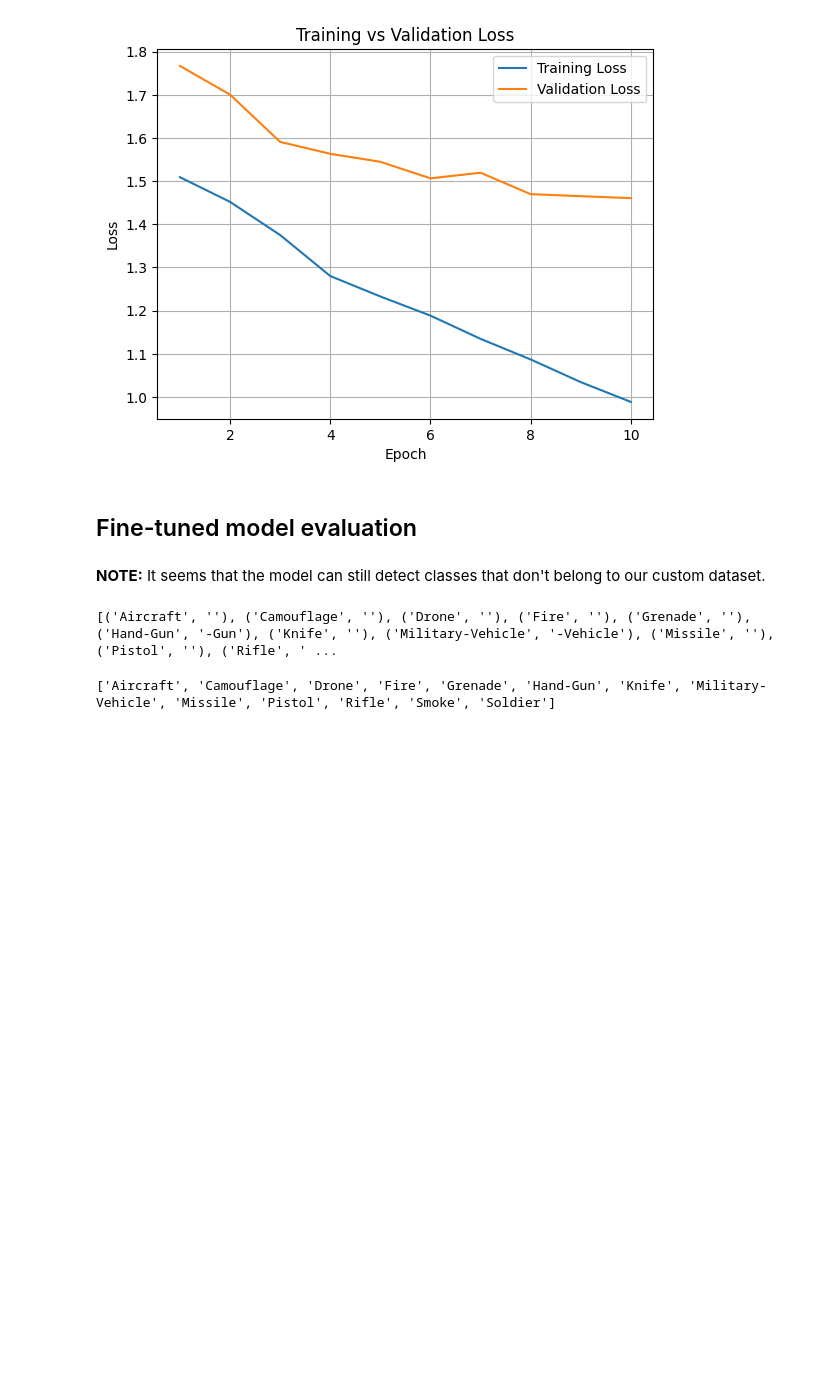
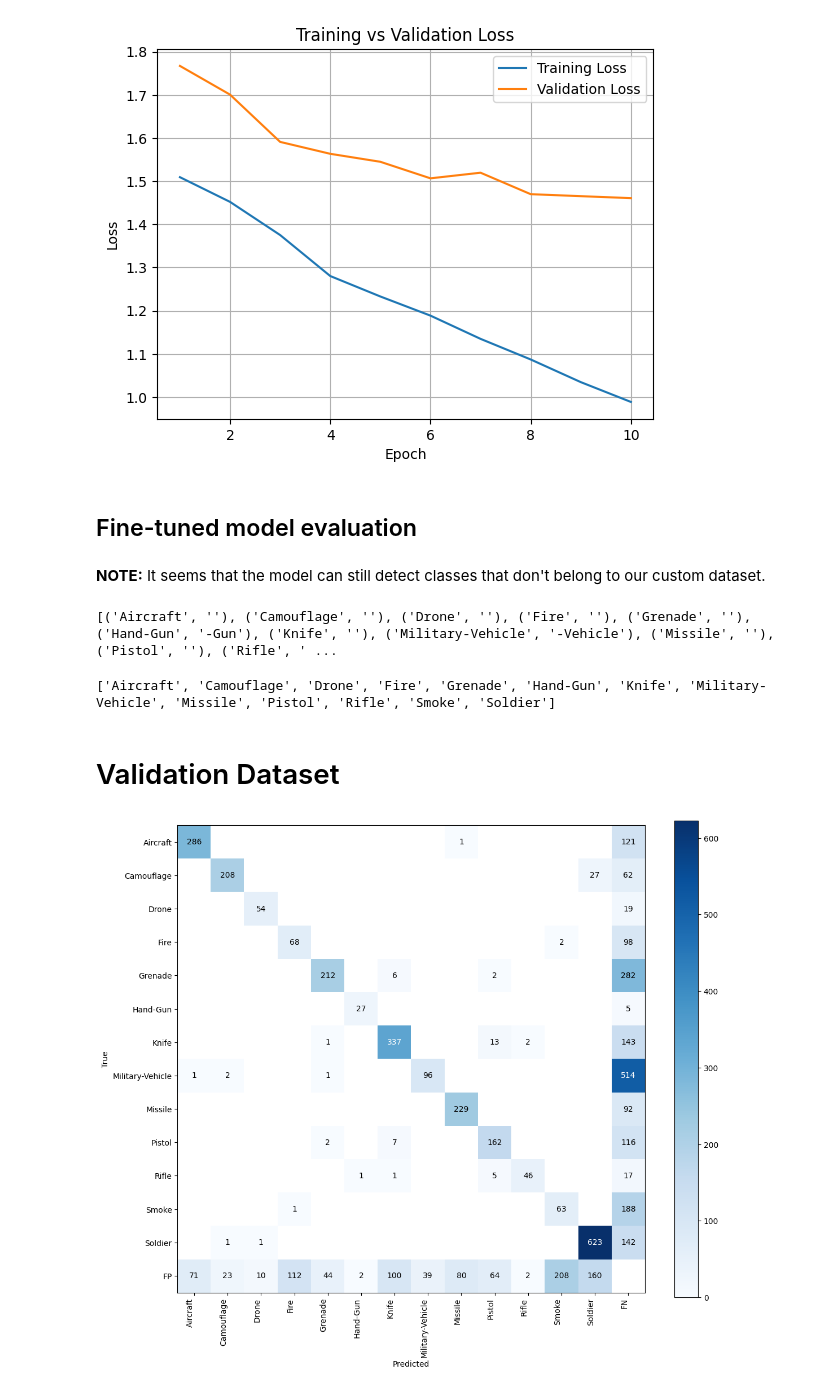
Before and after one commit to vitpjt-2025/florencev2_militray_application, a Jupyter notebook: florencev2/florencev2_final_test_results.ipynb, the cells around one changed output. Drawn from its saved outputs; the diff is of its cells as text; code cells hidden in the pictures; blank space fills up the shorter version.

Commit message:
New Florence v2 Trained Files

```diff
--- a/florencev2/florencev2_final_test_results.ipynb
+++ b/florencev2/florencev2_final_test_results.ipynb
@@ -131,7 +63,8 @@ from peft import PeftModel
 Load the model using `AutoModelForCausalLM` and the processor using `AutoProcessor` classes from the transformers library. Note that you need to pass `trust_remote_code` as `True` since this model is not a standard transformers model.
 # %%
 # Constants
-MODEL_PATH = r"C:\Users\cynth\Downloads\florence2-lora-retrained-20250406T063957Z-001\florence2-lora-retrained"   # Update with actual model path
+MODEL_PATH = "/content/drive/MyDrive/epoch_25"
+# MODEL_PATH = r"C:\Users\cynth\Downloads\florence2-lora-retrained-20250406T063957Z-001\florence2-lora-retrained"   # Update with actual model path
 DEVICE = torch.device("cuda" if torch.cuda.is_available() else "cpu")
 # %%
 # Define paths
@@ -161,6 +94,6 @@ PEFT Model loaded and placed on: cpu
 from roboflow import Roboflow
 rf = Roboflow(api_key="Npr82rgYiQ5A5trJBlb8")
 project = rf.workspace("capstone2025-mifho").project("military-base-object-detection")
-version = project.version(12)
+version = project.version(15)
 dataset = version.download("florence2-od")
 # %% [output]
@@ -299,3 +232,5 @@ CLASSES = [cls[0] for cls in CLASSES]
 print(CLASSES)
 # %% [output]
 ['Aircraft', 'Camouflage', 'Drone', 'Fire', 'Grenade', 'Hand-Gun', 'Knife', 'Military-Vehicle', 'Missile', 'Pistol', 'Rifle', 'Smoke', 'Soldier']
+# %% [markdown]
+# Validation Dataset
@@ -301,0 +279,11 @@ print(CLASSES)
+# %%
+# @title Calculate Confusion Matrix
+confusion_matrix = sv.ConfusionMatrix.from_detections(
+    predictions=predictions,
+    targets=targets,
+    classes=CLASSES
+)
+
+_ = confusion_matrix.plot()
+# %% [output]
+[figure, added]
```
Also changed, not shown: parts of 25 cells of this notebook, 2 other files.
